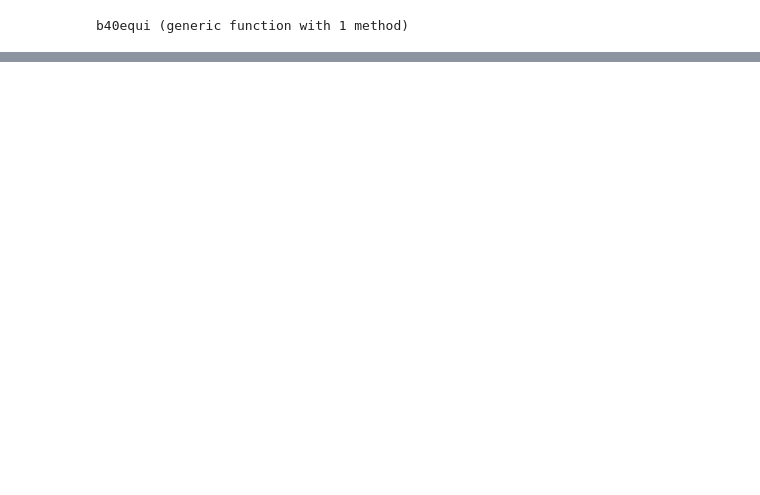
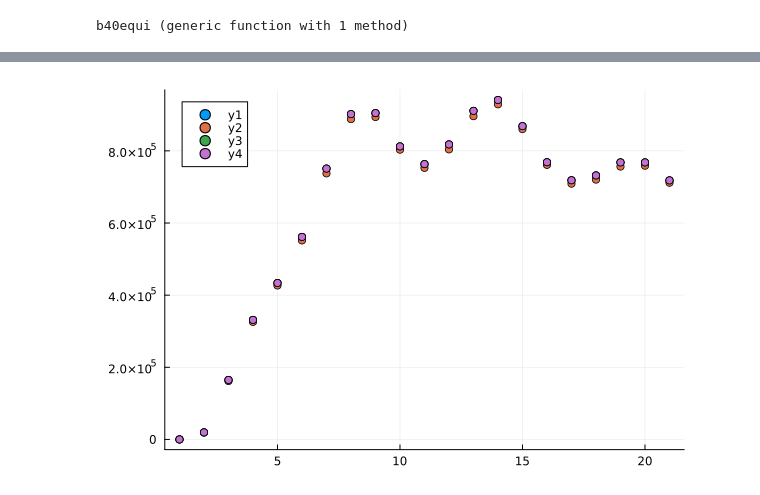
Before and after one commit to ladosamushia/BispectrumAP, a Jupyter notebook: BAOplots.ipynb, the cells around one changed output, grey strips where cells are left out. Cells and saved outputs as stored; diff of their text form; code cells hidden in the pictures; blank space fills up the shorter version.

```diff
--- a/BAOplots.ipynb
+++ b/BAOplots.ipynb
@@ -375,0 +406,7 @@ plot!(B40fid)
+# %%
+scatter(b20equi(kgrid*(1+1e-2),kgrid,kgrid,1.0,1.0).*kgrid.^3)
+scatter!(b20equi(kgrid,kgrid,kgrid,1.0,1.0).*kgrid.^3)
+scatter!(b20equi(kgrid,kgrid*(1+1e-2),kgrid,1.0,1.0).*kgrid.^3)
+scatter!(b20equi(kgrid,kgrid,kgrid*(1+1e-2),1.0,1.0).*kgrid.^3)
+# %% [output]
+[figure, added]
```
Also changed, not shown: parts of 19 cells of this notebook.
